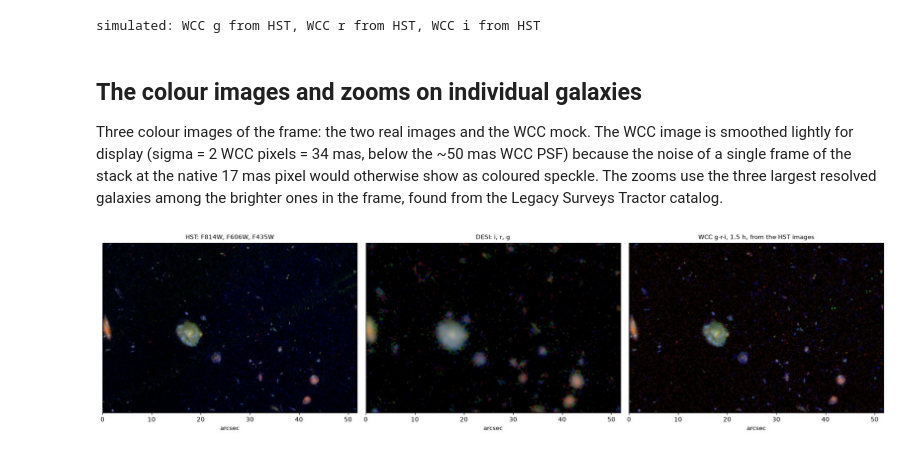
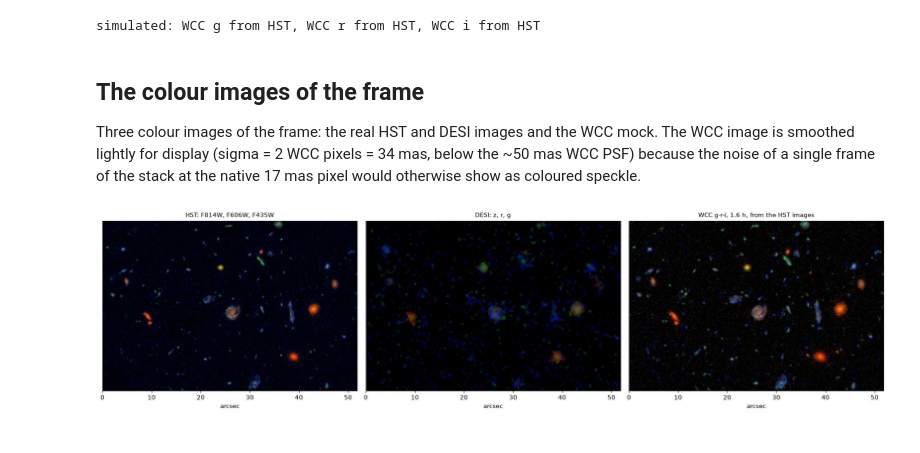
Before and after one commit to virajpandya/wcc-sim, a Jupyter notebook: notebooks/13_galaxy_field_hst_desi_wcc.ipynb, the cells around one changed output. Drawn from its saved outputs; the diff is of its cells as text; code cells hidden in the pictures.

```diff
--- a/notebooks/13_galaxy_field_hst_desi_wcc.ipynb
+++ b/notebooks/13_galaxy_field_hst_desi_wcc.ipynb
@@ -155,13 +163,13 @@ def own_stretch(img, soft=20.0, hi_pct=99.7):
     return np.clip(np.arcsinh((np.nan_to_num(img, nan=lo) - lo) / (hi - lo) * soft) / np.arcsinh(soft), 0, 1)
 
 hst_rgb = colour_image(hst_bands["f814w"], hst_bands["f606w"], hst_bands["f435w"], stretch_sigma=STRETCH_HST)
-desi_rgb = colour_image(desi_bands["i"], desi_bands["r"], desi_bands["g"], stretch_sigma=STRETCH_DESI)      # DESI's colours are noisier: a gentler stretch
+desi_rgb = colour_image(desi_bands["z"], desi_bands["r"], desi_bands["g"], stretch_sigma=STRETCH_DESI)      # DESI's colours are noisier: a gentler stretch
 
 # the ingredients of each composite (each band on its own stretch), then the result
 half = FOV / 2
 fig, axes = plt.subplots(2, 4, figsize=(21, 10.6))
-rows = (("HST", (hst_bands["f814w"], "F814W (i)  -> red"), (hst_bands["f606w"], "F606W (V)  -> green"), (hst_bands["f435w"], "F435W (B)  -> blue"), hst_rgb),
-        ("DESI", (desi_bands["i"], "i  -> red"), (desi_bands["r"], "r  -> green"), (desi_bands["g"], "g  -> blue"), desi_rgb))
+rows = (("HST", (hst_bands["f814w"], "F814W (I)  -> red"), (hst_bands["f606w"], "F606W (V)  -> green"), (hst_bands["f435w"], "F435W (B)  -> blue"), hst_rgb),
+        ("DESI", (desi_bands["z"], "z  -> red"), (desi_bands["r"], "r  -> green"), (desi_bands["g"], "g  -> blue"), desi_rgb))
 for row, (name, *bands, rgb) in zip(axes, rows):
     for ax, (img, label) in zip(row[:3], bands):
         ax.imshow(own_stretch(img), origin="lower", cmap="gray", vmin=0, vmax=1, extent=(-half, half, -half, half))
@@ -180,8 +188,8 @@ Both on the same grid and field of view. The dashed rectangle is the 52" x 35" W
 # %%
 fig, axes = plt.subplots(1, 2, figsize=(17, 8.4))
-for ax, (rgb, title) in zip(axes, ((hst_rgb, "HST: F814W, F606W, F435W as R, G, B"), (desi_rgb, "DESI: i, r, g as R, G, B"))):
+for ax, (rgb, title) in zip(axes, ((hst_rgb, "HST: F814W, F606W, F435W as R, G, B"), (desi_rgb, "DESI: z, r, g as R, G, B"))):
     ax.imshow(rgb, origin="lower", extent=(-half, half, -half, half))
-    ax.add_patch(Rectangle((-width / 2, -height / 2), width, height, fill=False, ec="w", lw=1.4, ls="--"))
+    ax.add_patch(Rectangle((east_off - width / 2, north_off - height / 2), width, height, fill=False, ec="w", lw=1.4, ls="--"))
     ax.set_title(title); ax.set_xlabel("arcsec from the centre of the view (east to the left)"); ax.invert_xaxis()
 axes[0].set_ylabel("arcsec north")
 fig.tight_layout()
@@ -198,15 +206,15 @@ The image itself goes into the simulation (`ImageComponent`), so the WCC image i
 # %%
 N_FRAMES = 6                             # equal frames in the stack
 T_EXP = gc.TYPICAL_EXPOSURE_S[FIELD]["f606w"]                  # the GOODS V-band exposure of a typical region (the mosaics have no exposure map)
-BANDS = (("f435w", "g"), ("f606w", "r"), ("f814w", "i"))          # HST band, DESI band and WCC filter that go together
+BANDS = (("f435w", "g"), ("f606w", "r"), ("f814w", "i"))          # HST band and the WCC filter it is simulated as
 print(f"exposure {T_EXP:.0f} s = {T_EXP / 3600:.2f} h -> a stack of {N_FRAMES} x {T_EXP / N_FRAMES:.0f} s in each filter")
 
 # the 52" x 35" frame is cut out of the 3' HST images of Part 1 (same pixels, no second download); DESI cutouts are fetched at their own pixel size
-hst_crop = {hb: Cutout2D(hst_cut[hb][0], SkyCoord(RA, DEC, unit="deg"), (round(height / 0.030), round(width / 0.030)),
+hst_crop = {hb: Cutout2D(hst_cut[hb][0], SkyCoord(FRA, FDEC, unit="deg"), (round(height / 0.030), round(width / 0.030)),
                          wcs=hst_cut[hb][1], mode="strict") for hb, _ in BANDS}
-desi_crop = {db: lsm.fetch_ls_cutout(RA, DEC, 256 * 0.262, layer="ls-dr10", band=db, npix=256) for _, db in BANDS}      # for the DESI panel only
+desi_crop = {db: lsm.fetch_ls_cutout(FRA, FDEC, 256 * 0.262, layer="ls-dr10", band=db, npix=256) for db in "grz"}      # for the DESI panel only
 
 # the real images on the WCC pixel grid
 hst_frame = {db: regrid(nanomaggies(hst_crop[hb].data, hst_cut[hb][2], 0.030), hst_crop[hb].wcs, frame.wcs, frame.shape) for hb, db in BANDS}
-desi_frame = {db: regrid(desi_crop[db][0] / 0.262**2, desi_crop[db][1], frame.wcs, frame.shape) for _, db in BANDS}
+desi_frame = {db: regrid(desi_crop[db][0] / 0.262**2, desi_crop[db][1], frame.wcs, frame.shape) for db in "grz"}
 # %% [output]
@@ -219,7 +227,7 @@ per frame. Gaia is switched off because the stars are already in the images. `Im
 signal, so only connected regions of detected light are kept (`mask_to_sources`).
 # %%
 def observe(component, sensorfilter, seed):
-    f = simulate_field(RA, DEC, sensorfilter=sensorfilter, exptime=T_EXP, n_reads=N_FRAMES, shape=SHAPE, seed=seed,
+    f = simulate_field(FRA, FDEC, sensorfilter=sensorfilter, exptime=T_EXP, n_reads=N_FRAMES, shape=SHAPE, seed=seed,
                        extended_sources=[component], catalog=empty_catalog())
     nmgy = 10.0 ** (0.4 * (22.5 - REF_MAG)) * (f.image_e / T_EXP) / rate_for_ab(REF_MAG, sensorfilter)
     sb = nmgy / pix**2
@@ -227,31 +235,29 @@ def observe(component, sensorfilter, seed):
 
 wcc_hst = {}
 for k, (hb, db) in enumerate(BANDS):
-    sensorfilter = f"zwo:{db}"
-    wcc_hst[db] = observe(ImageComponent(hcm.mask_to_sources(hst_crop[hb].data), hst_crop[hb].wcs, hst_cut[hb][2]), sensorfilter, 1 + k)
+    wcc_hst[db] = observe(ImageComponent(hcm.mask_to_sources(hst_crop[hb].data), hst_crop[hb].wcs, hst_cut[hb][2]), f"zwo:{db}", 1 + k)
 print("simulated:", ", ".join(f"WCC {db} from HST" for _, db in BANDS))
 # %% [output]
 simulated: WCC g from HST, WCC r from HST, WCC i from HST
 # %% [markdown]
-## The colour images and zooms on individual galaxies
+## The colour images of the frame
 
-Three colour images of the frame: the two real images and the WCC mock. The WCC image is smoothed lightly for display (sigma = 2 WCC pixels = 34 mas, below the ~50 mas WCC PSF)
-because the noise of a single frame of the stack at the native 17 mas pixel would otherwise show as coloured speckle. The zooms use the three largest resolved galaxies among the brighter ones in the frame,
-found from the Legacy Surveys Tractor catalog.
+Three colour images of the frame: the real HST and DESI images and the WCC mock. The WCC image is smoothed lightly for display (sigma = 2 WCC pixels = 34 mas, below the ~50 mas WCC PSF)
+because the noise of a single frame of the stack at the native 17 mas pixel would otherwise show as coloured speckle.
 # %%
 hst_frame_rgb = colour_image(hst_frame["i"], hst_frame["r"], hst_frame["g"], stretch_sigma=STRETCH_HST)
-desi_frame_rgb = colour_image(desi_frame["i"], desi_frame["r"], desi_frame["g"], stretch_sigma=STRETCH_DESI)
+desi_frame_rgb = colour_image(desi_frame["z"], desi_frame["r"], desi_frame["g"], stretch_sigma=STRETCH_DESI)
 smooth = lambda bands: {b: gaussian_filter(np.nan_to_num(a), 2.0) for b, a in bands.items()}
 wcc_hst_rgb = colour_image(*(smooth(wcc_hst)[b] for b in "irg"), stretch_sigma=STRETCH_WCC_HST)
 
 T_LABEL = f"{T_EXP / 3600:.1f} h"
-PANELS = [(hst_frame_rgb, "HST: F814W, F606W, F435W"), (desi_frame_rgb, "DESI: i, r, g"),
+PANELS = [(hst_frame_rgb, "HST: F814W, F606W, F435W"), (desi_frame_rgb, "DESI: z, r, g"),
           (wcc_hst_rgb, f"WCC g-r-i, {T_LABEL}, from the HST images")]
 
 fig, axes = plt.subplots(1, 3, figsize=(18, 6.0 * height / width + 0.8))
 for ax, (img, title) in zip(axes, PANELS):
     ax.imshow(img, origin="lower", extent=(0, width, 0, height))
     ax.set_title(title, fontsize=10); ax.set_yticks([]); ax.set_xlabel("arcsec")
 fig.tight_layout()
 # %% [output]
-[figure, old version]
+[figure, new version]
```
Also changed, not shown: parts of 18 cells of this notebook, 2 other files.
